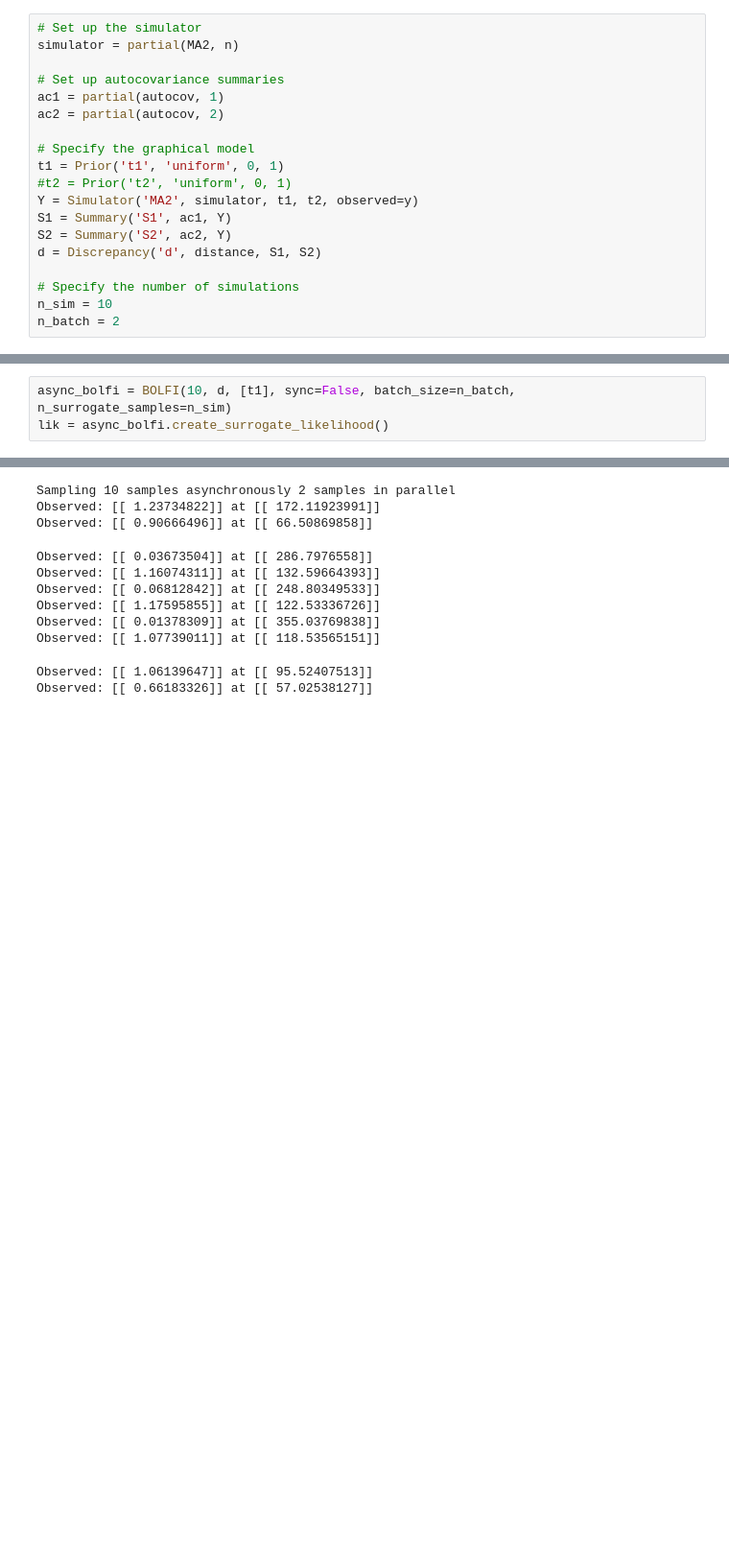
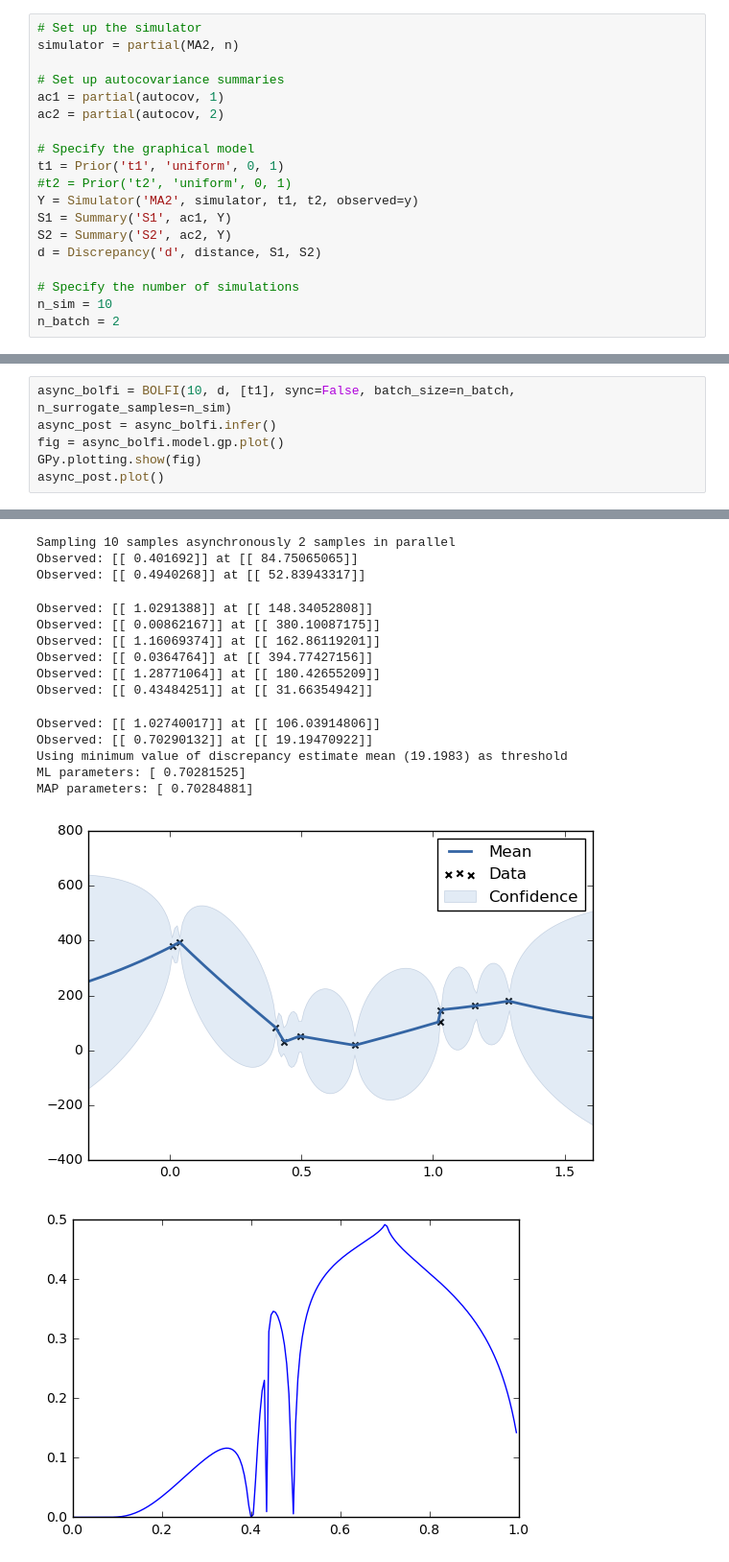
Before and after one commit to elfi-dev/elfi, a Jupyter notebook: notebooks/ma2_bolfi_example.ipynb, the cells around one changed output, grey strips where cells are left out. Shown: that part at 96% size. Drawn from its saved outputs; the diff is of its cells as text; blank space fills up the shorter version.

```diff
--- a/notebooks/ma2_bolfi_example.ipynb
+++ b/notebooks/ma2_bolfi_example.ipynb
@@ -76,4 +84,7 @@ Observed: [[ 0.82465649]] at [[ 41.46580684]]
 # %%
 async_bolfi = BOLFI(10, d, [t1], sync=False, batch_size=n_batch, n_surrogate_samples=n_sim)
-lik = async_bolfi.create_surrogate_likelihood()
+async_post = async_bolfi.infer()
+fig = async_bolfi.model.gp.plot()
+GPy.plotting.show(fig)
+async_post.plot()
 # %% [output]
@@ -81,17 +92,22 @@ lik = async_bolfi.create_surrogate_likelihood()
 GP - INFO - initializing Y
 GP - INFO - initializing inference method
 GP - INFO - adding kernel and likelihood as parameters
 Sampling 10 samples asynchronously 2 samples in parallel
-Observed: [[ 1.23734822]] at [[ 172.11923991]]
-Observed: [[ 0.90666496]] at [[ 66.50869858]]
+Observed: [[ 0.401692]] at [[ 84.75065065]]
+Observed: [[ 0.4940268]] at [[ 52.83943317]]
-Observed: [[ 0.03673504]] at [[ 286.7976558]]
-Observed: [[ 1.16074311]] at [[ 132.59664393]]
-Observed: [[ 0.06812842]] at [[ 248.80349533]]
-Observed: [[ 1.17595855]] at [[ 122.53336726]]
-Observed: [[ 0.01378309]] at [[ 355.03769838]]
-Observed: [[ 1.07739011]] at [[ 118.53565151]]
+Observed: [[ 1.0291388]] at [[ 148.34052808]]
+Observed: [[ 0.00862167]] at [[ 380.10087175]]
+Observed: [[ 1.16069374]] at [[ 162.86119201]]
+Observed: [[ 0.0364764]] at [[ 394.77427156]]
+Observed: [[ 1.28771064]] at [[ 180.42655209]]
+Observed: [[ 0.43484251]] at [[ 31.66354942]]
-Observed: [[ 1.06139647]] at [[ 95.52407513]]
-Observed: [[ 0.66183326]] at [[ 57.02538127]]
+Observed: [[ 1.02740017]] at [[ 106.03914806]]
+Observed: [[ 0.70290132]] at [[ 19.19470922]]
+Using minimum value of discrepancy estimate mean (19.1983) as threshold
+ML parameters: [ 0.70281525]
+MAP parameters: [ 0.70284881]
+[figure, added]
+[figure, added]
 # %%
 from IPython.display import display
 display(bolfi.model.gp)
```
Also changed, not shown: parts of 5 cells of this notebook.
